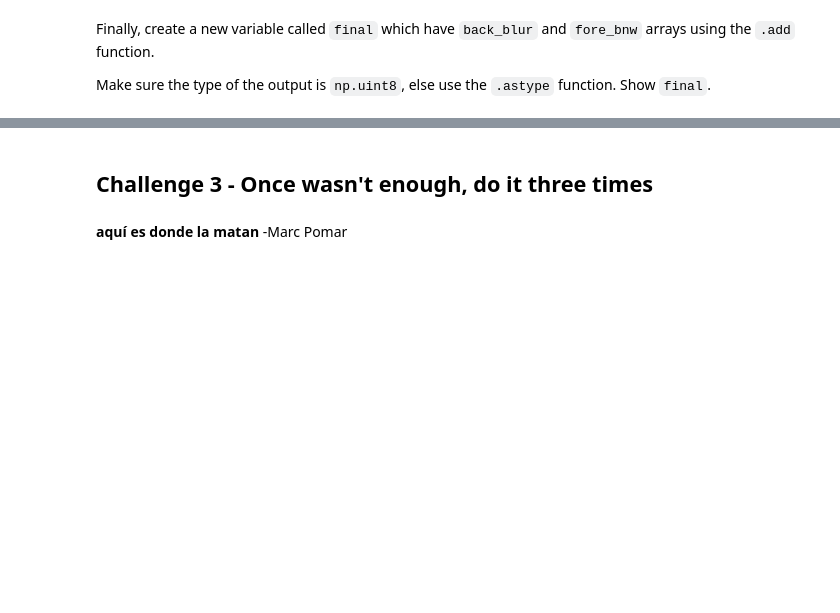
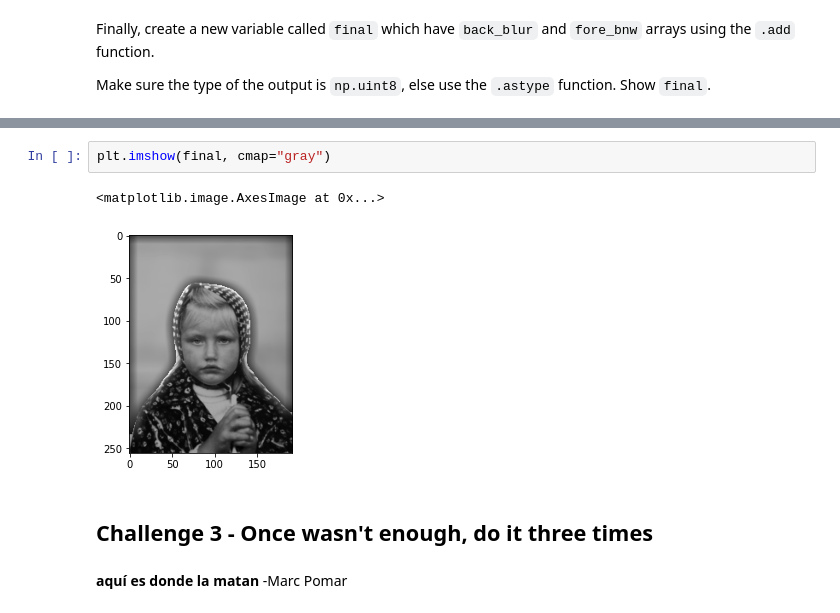
Before and after one commit to adrianacoca/lab-image-segmentation, a Jupyter notebook: main.ipynb, the cells around one changed output, grey strips where cells are left out. Drawn from its saved outputs; the diff is of its cells as text; blank space fills up the shorter version.

```diff
--- a/main.ipynb
+++ b/main.ipynb
@@ -161,3 +207,8 @@ Make sure the type of the output is `np.uint8`, else use the `.astype` function.
+# %%
+plt.imshow(final, cmap="gray")
+# %% [output]
+<matplotlib.image.AxesImage at 0x...>
+[figure, added]
 # %% [markdown]
 ## Challenge 3 -  Once wasn't enough, do it three times
 # %% [markdown]
```
Also changed, not shown: parts of 19 cells of this notebook.
